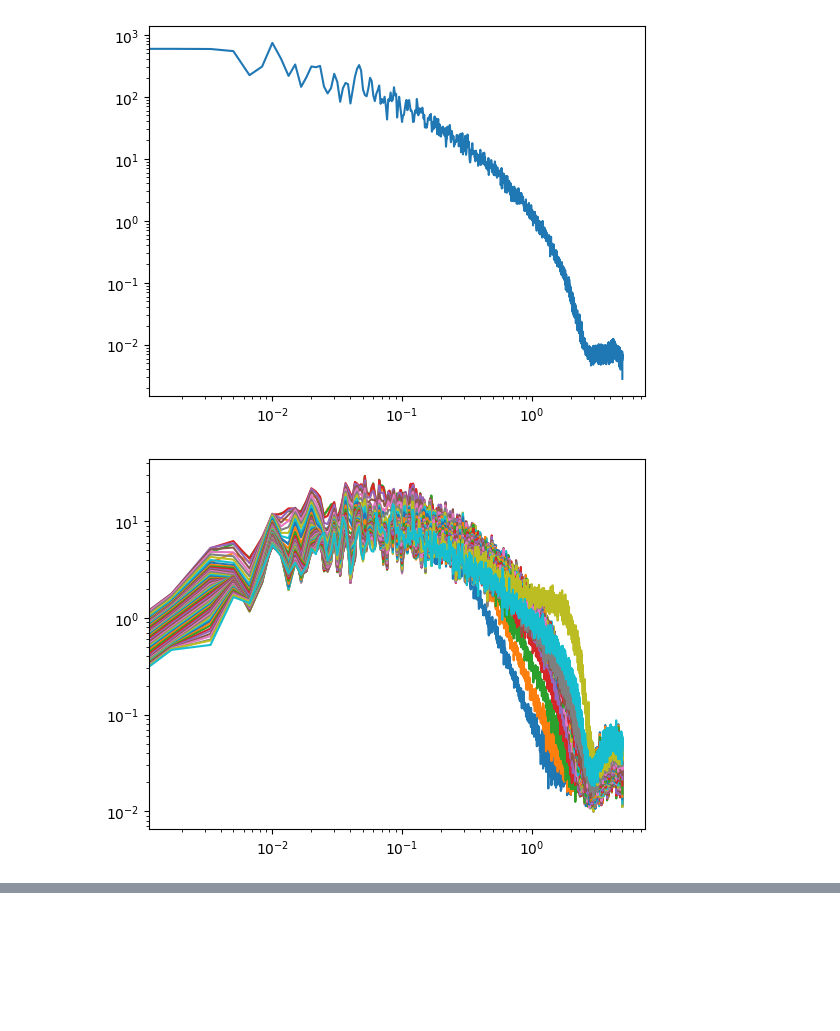
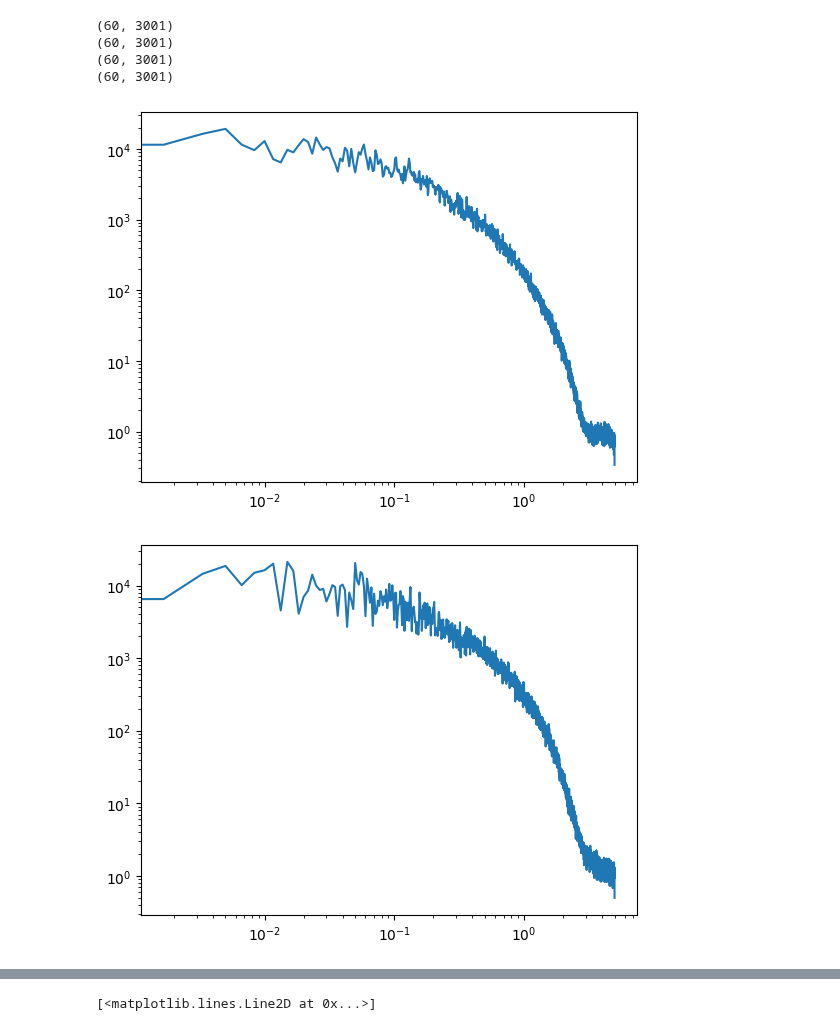
Before and after one commit to METHODS-Group/DRDMannTurb, a Jupyter notebook: STORM_fitting/data_clean.ipynb, the cells around one changed output, grey strips where cells are left out. Drawn from its saved outputs; the diff is of its cells as text; code cells hidden in the pictures; blank space fills up the shorter version.

```diff
--- a/STORM_fitting/data_clean.ipynb
+++ b/STORM_fitting/data_clean.ipynb
@@ -5,7 +8,7 @@ import numpy as np
 import xarray as xr
 # %%
 # Grab spectra_LES.nc
-ds = xr.open_dataset(Path("spectra_LES.nc"))
+ds = xr.open_dataset(Path("data_original/spectra_LES.nc"))
 # %%
 radius_ds = ds['radius']
 height_ds = ds['height']
@@ -25,5 +37,11 @@ print(spectralDensity_UV_ds.shape)
 radius = np.array(ds['radius'])
 height = np.array(ds['height'])
 frequency = np.array(ds['frequency'])
-spectralDensity_UV = np.array(ds['spectralDensity_UV'])
+
+# spectralDensity_UV = np.array(ds['spectralDensity_UV']).squeeze()
+spectralDensity_UU = np.array(ds['spectralDensity_uu']).squeeze()
+spectralDensity_VV = np.array(ds['spectralDensity_vv']).squeeze()
+spectralDensity_WW = np.array(ds['spectralDensity_ww']).squeeze()
+spectralDensity_UW = np.array(ds['spectralDensity_uw']).squeeze()
+
 ds.close()
@@ -72,20 +48,35 @@ spectralDensity_UV_h = np.squeeze(spectralDensity_UV[:, 30, :])
-# %%
-
-plt.loglog(frequency[:], spectralDensity_UV_h[:])
-
-plt.show()
-# %% [output]
-[figure, removed]
-# %%
-# I have height, frequency, and spectralDensity_UV
-# which are
-# height: 60 values
-# frequency: 3001 values
-# spectralDensity_UV: 60 x 3001
-
-plt.figure()
-for i in range(60):
-    plt.loglog(frequency[:], frequency[:] * spectralDensity_UV[0, i, :])
-plt.show()
-# %% [output]
-[figure, removed]
+# %%
+print(spectralDensity_UU.shape)
+print(spectralDensity_VV.shape)
+print(spectralDensity_WW.shape)
+print(spectralDensity_UW.shape)
+# %% [output]
+(60, 3001)
+(60, 3001)
+(60, 3001)
+(60, 3001)
+# %%
+# Fix a height...
+i = 30
+h = height[i]
+
+# Get the spectra at that height
+frequency_h = frequency.copy()
+spectralDensity_UU_h = np.squeeze(spectralDensity_UU[i, :])
+spectralDensity_VV_h = np.squeeze(spectralDensity_VV[i, :])
+spectralDensity_WW_h = np.squeeze(spectralDensity_WW[i, :])
+spectralDensity_UW_h = np.squeeze(spectralDensity_UW[i, :])
+# %%
+plt.loglog(frequency_h, spectralDensity_UU_h)
+plt.show()
+plt.figure()
+plt.loglog(frequency_h, spectralDensity_VV_h)
+plt.show()
+plt.figure()
+plt.loglog(frequency_h, spectralDensity_WW_h)
+plt.show()
+plt.figure()
+plt.loglog(frequency_h, spectralDensity_UW_h)
+# %% [output]
+[figure, added]
+[figure, added]
@@ -91,0 +84 @@ plt.show()
+[<matplotlib.lines.Line2D at 0x...>]
```
Also changed, not shown: parts of 19 cells of this notebook, 5 other files.
